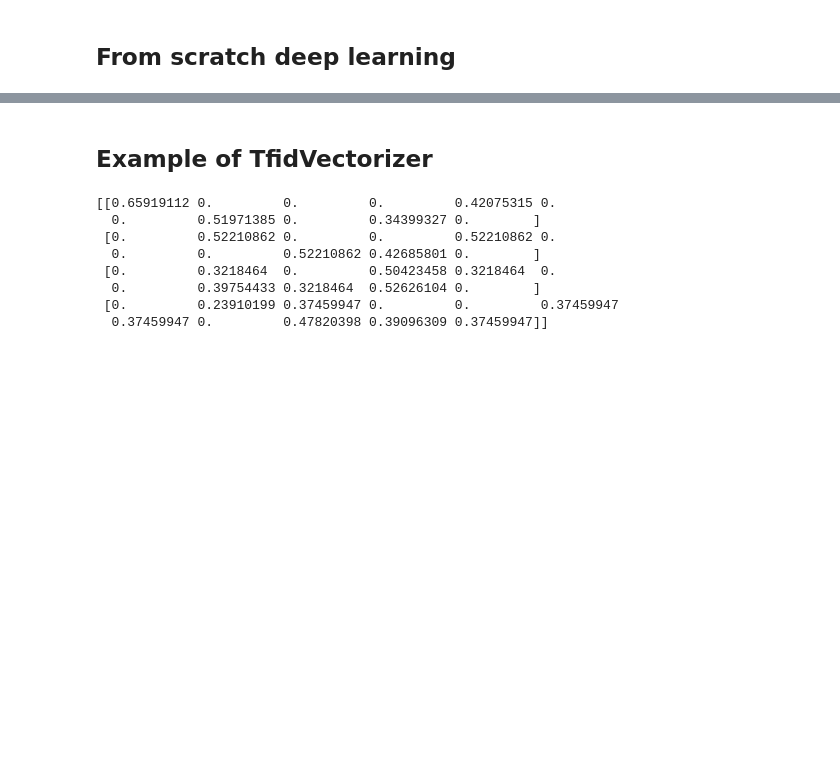
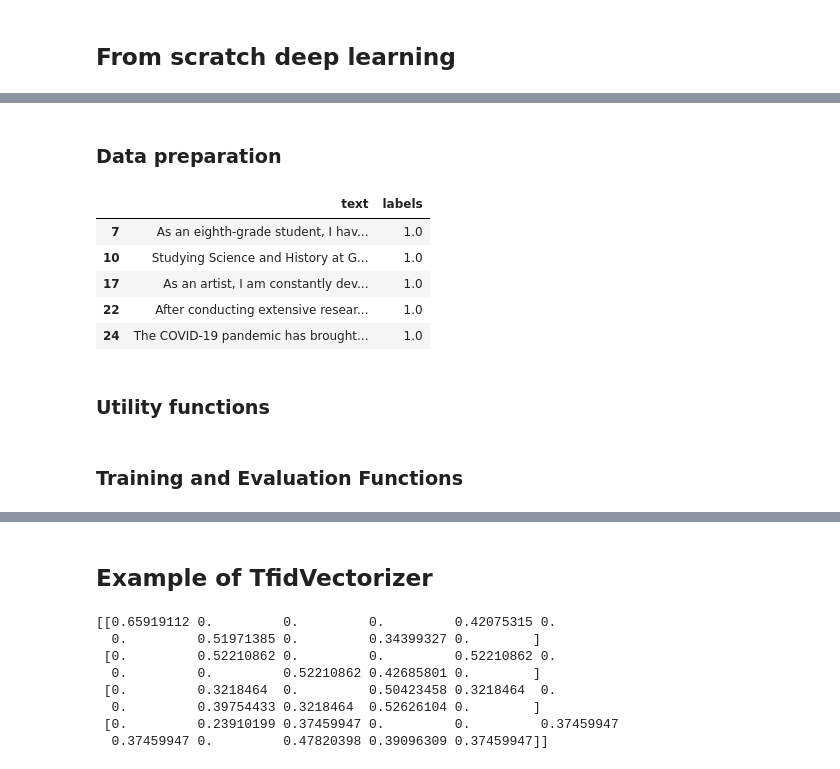
Before and after one commit to yihan-zhou/fasai, a Jupyter notebook: week5_practice.ipynb, the cells around one changed output, grey strips where cells are left out. Cells and saved outputs as stored; diff of their text form; code cells hidden in the pictures; blank space fills up the shorter version.

```diff
--- a/week5_practice.ipynb
+++ b/week5_practice.ipynb
@@ -272,0 +212,11 @@ x_val, x_test, y_val, y_test = train_test_split(x_test_temp, y_test_temp, test_s
+# %% [markdown]
+### Data preparation
+# %%
+df.head()
+# %% [output]
+|  | text | labels |
+| 7 | As an eighth-grade student, I hav... | 1.0 |
+| 10 | Studying Science and History at G... | 1.0 |
+| 17 | As an artist, I am constantly dev... | 1.0 |
+| 22 | After conducting extensive resear... | 1.0 |
+| 24 | The COVID-19 pandemic has brought... | 1.0 |
@@ -272,0 +236,2 @@ x_val, x_test, y_val, y_test = train_test_split(x_test_temp, y_test_temp, test_s
+# %% [markdown]
+### Utility functions
@@ -272,0 +284,2 @@ x_val, x_test, y_val, y_test = train_test_split(x_test_temp, y_test_temp, test_s
+# %% [markdown]
+### Training and Evaluation Functions
```
Also changed, not shown: parts of 48 cells of this notebook.
